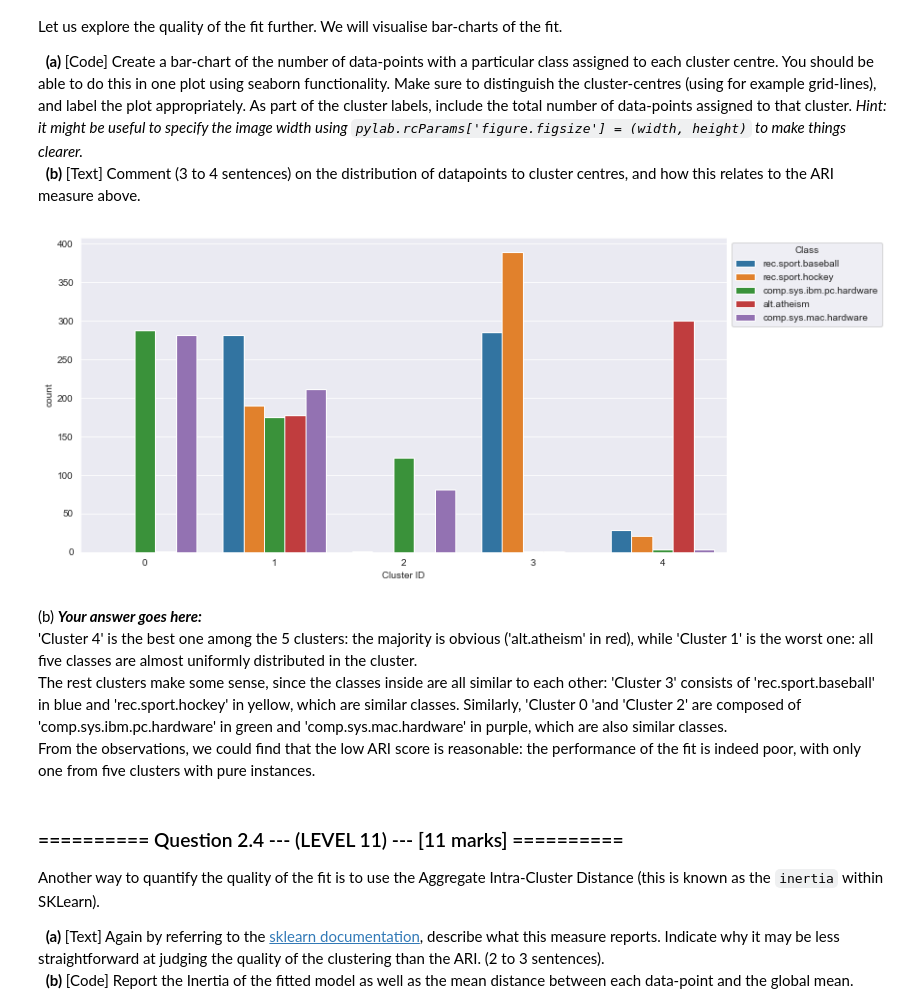
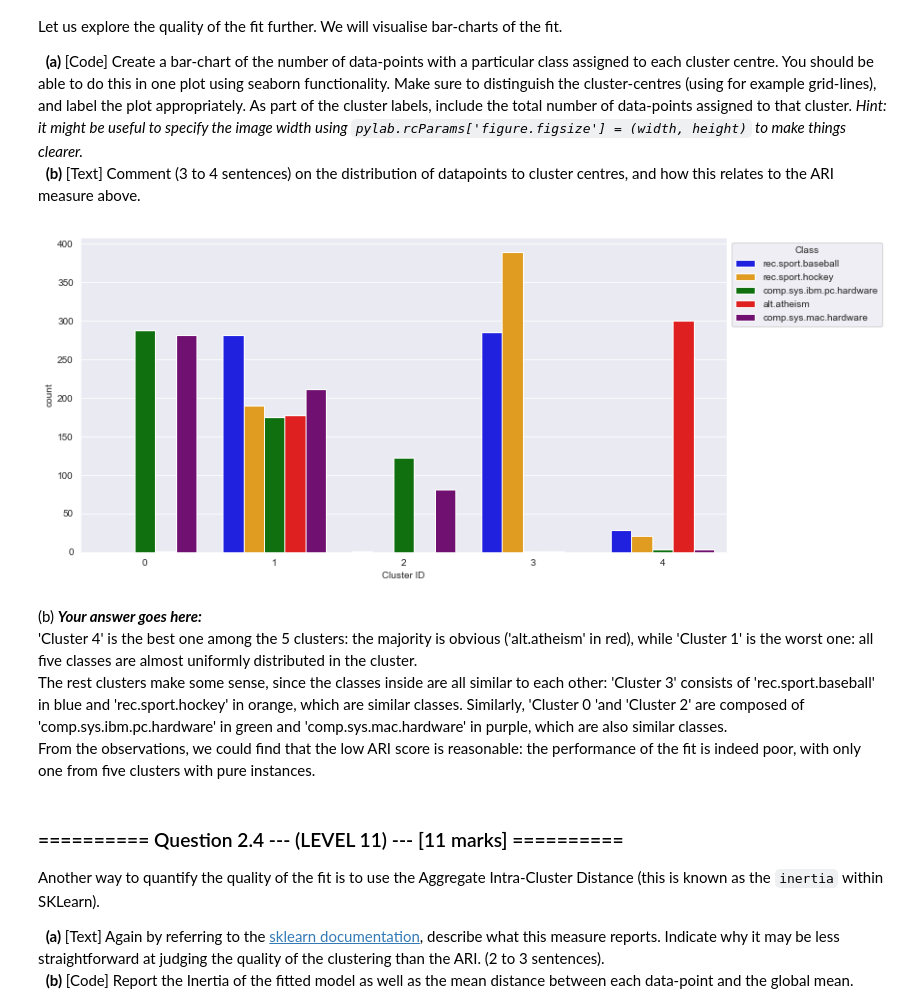
Before and after one commit to zhanshenlc/IAML2018, a Jupyter notebook: Assignments/04_A_KMeans.ipynb, the cells around one changed output. Cells and saved outputs as stored; diff of their text form; code cells hidden in the pictures.

```diff
--- a/Assignments/04_A_KMeans.ipynb
+++ b/Assignments/04_A_KMeans.ipynb
@@ -275,18 +275,22 @@ Let us explore the quality of the fit further. We will visualise bar-charts of t
 &nbsp;&nbsp;**(b)** [Text] Comment (3 to 4 sentences) on the distribution of datapoints to cluster centres, and how this relates to the ARI measure above.
 # %%
 #(a) # Your Code goes here:
+# legend color
+my_legend = {"rec.sport.baseball": "blue", "rec.sport.hockey": "orange", "comp.sys.ibm.pc.hardware": "green",
+             "alt.atheism": "red", "comp.sys.mac.hardware": "purple"}
+
 pylab.rcParams['figure.figsize'] = (12, 6)
 sns.set_style('darkgrid')
-plt1 = sns.countplot(x=km.labels_, hue=y)
+plt1 = sns.countplot(x=km.labels_, hue=y, palette=my_legend)
 plt1.set_xlabel("Cluster ID")
 plt1.legend(bbox_to_anchor=[1, 1], title='Class')
 plt.show()
 # %% [output]
-[figure, old version]
+[figure, new version]
 # %% [markdown]
 (b) ***Your answer goes here:***
 <br> 'Cluster 4' is the best one among the 5 clusters: the majority is obvious ('alt.atheism' in red), while 'Cluster 1' is the worst one: all five classes are almost uniformly distributed in the cluster.
-<br> The rest clusters make some sense, since the classes inside are all similar to each other: 'Cluster 3' consists of 'rec.sport.baseball' in blue and 'rec.sport.hockey' in yellow, which are similar classes. Similarly, 'Cluster 0 'and 'Cluster 2' are composed of 'comp.sys.ibm.pc.hardware' in green and 'comp.sys.mac.hardware' in purple, which are also similar classes.
+<br> The rest clusters make some sense, since the classes inside are all similar to each other: 'Cluster 3' consists of 'rec.sport.baseball' in blue and 'rec.sport.hockey' in orange, which are similar classes. Similarly, 'Cluster 0 'and 'Cluster 2' are composed of 'comp.sys.ibm.pc.hardware' in green and 'comp.sys.mac.hardware' in purple, which are also similar classes.
 <br> From the observations, we could find that the low ARI score is reasonable: the performance of the fit is indeed poor, with only one from five clusters with pure instances.
 # %% [markdown]
 ### ========== Question 2.4 --- (LEVEL 11) --- [11 marks] ==========
```
Also changed, not shown: parts of 6 cells of this notebook.
